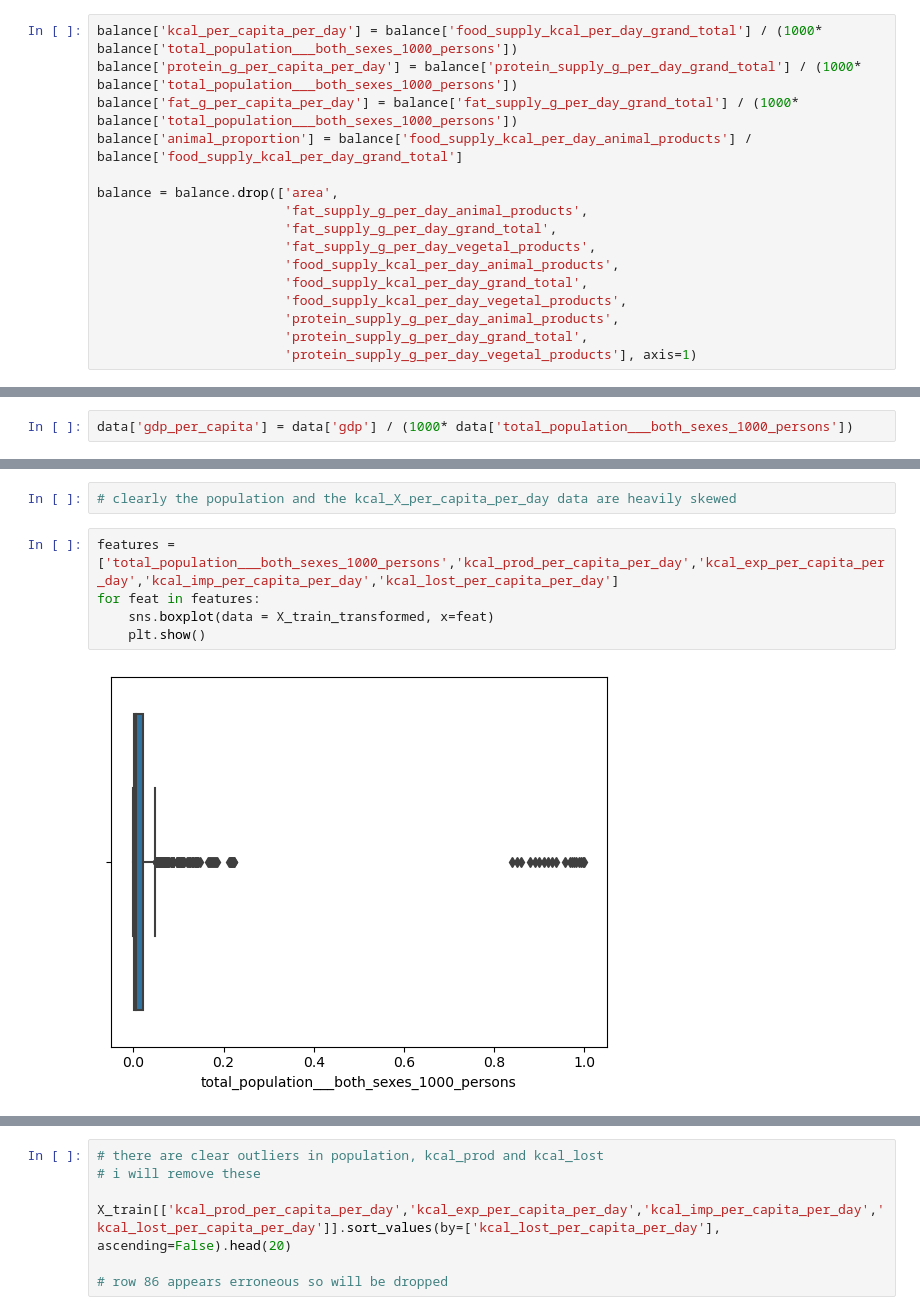
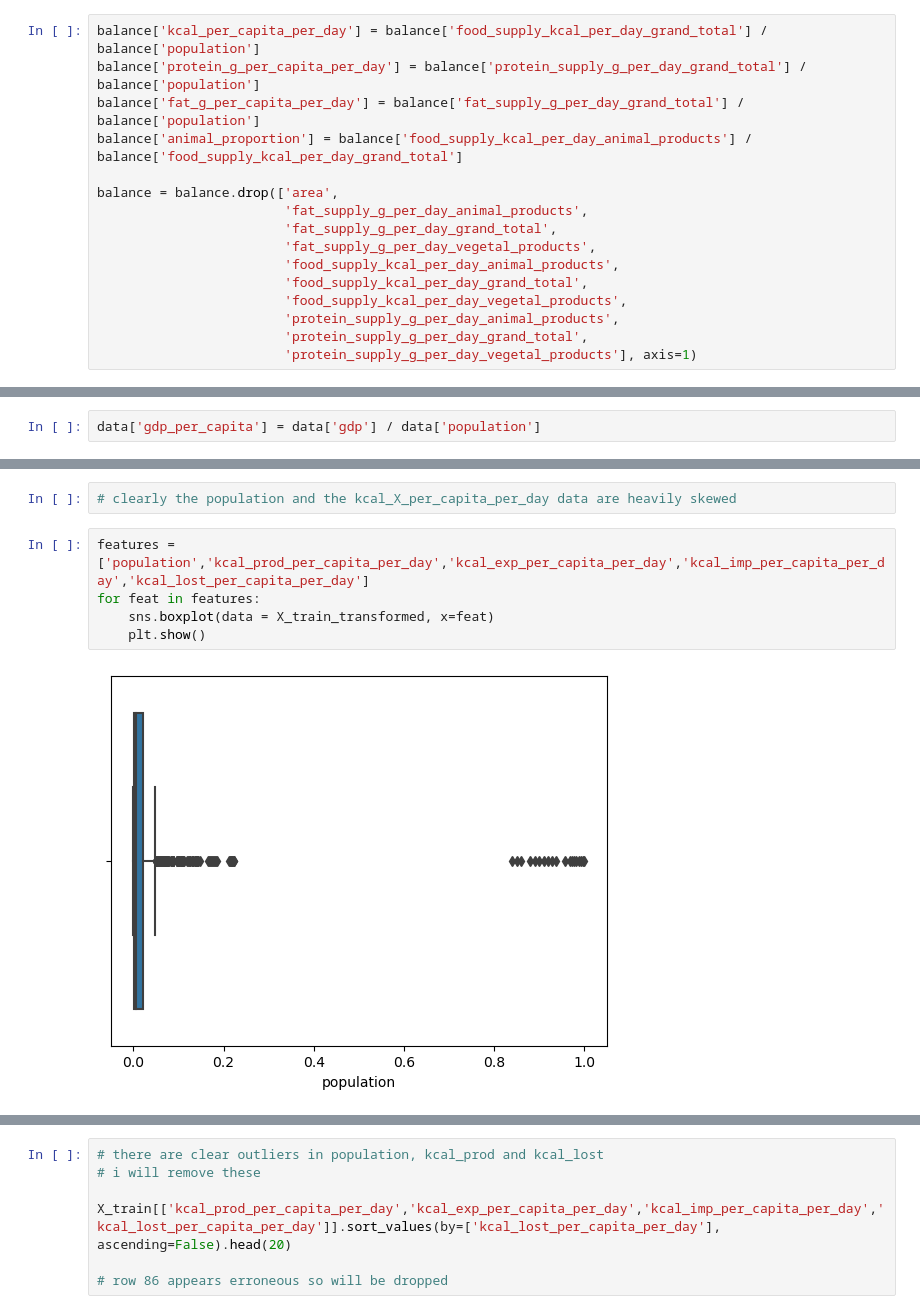
Before and after one commit to AGordon777/final-project, a Jupyter notebook: model.ipynb, the cells around one changed output, grey strips where cells are left out. Saved outputs shown, nothing was run; the diff lists cells and outputs as text.

```diff
--- a/model.ipynb
+++ b/model.ipynb
@@ -141,9 +142,9 @@ Index(['sub_region_name', 'area', 'iso_alpha3_code',
        'protein_supply_g_per_day_vegetal_products'],
       dtype='object')
 # %%
-balance['kcal_per_capita_per_day'] = balance['food_supply_kcal_per_day_grand_total'] / (1000* balance['total_population___both_sexes_1000_persons'])
-balance['protein_g_per_capita_per_day'] = balance['protein_supply_g_per_day_grand_total'] / (1000* balance['total_population___both_sexes_1000_persons'])
-balance['fat_g_per_capita_per_day'] = balance['fat_supply_g_per_day_grand_total'] / (1000* balance['total_population___both_sexes_1000_persons'])
+balance['kcal_per_capita_per_day'] = balance['food_supply_kcal_per_day_grand_total'] / balance['population']
+balance['protein_g_per_capita_per_day'] = balance['protein_supply_g_per_day_grand_total'] / balance['population']
+balance['fat_g_per_capita_per_day'] = balance['fat_supply_g_per_day_grand_total'] / balance['population']
 balance['animal_proportion'] = balance['food_supply_kcal_per_day_animal_products'] / balance['food_supply_kcal_per_day_grand_total']
 
 balance = balance.drop(['area',
@@ -337,5 +338,5 @@ data.head()
 # %%
-data['gdp_per_capita'] = data['gdp'] / (1000* data['total_population___both_sexes_1000_persons'])
+data['gdp_per_capita'] = data['gdp'] / data['population']
 # %%
 data.isna().sum()
 # %% [output]
@@ -624,12 +625,12 @@ X_train_transformed.describe().T
 # %%
 # clearly the population and the kcal_X_per_capita_per_day data are heavily skewed
 # %%
-features = ['total_population___both_sexes_1000_persons','kcal_prod_per_capita_per_day','kcal_exp_per_capita_per_day','kcal_imp_per_capita_per_day','kcal_lost_per_capita_per_day']
+features = ['population','kcal_prod_per_capita_per_day','kcal_exp_per_capita_per_day','kcal_imp_per_capita_per_day','kcal_lost_per_capita_per_day']
 for feat in features:
     sns.boxplot(data = X_train_transformed, x=feat)
     plt.show()
 # %% [output]
-[figure, old version]
+[figure, new version]
 [figure]
 [figure]
 [figure]
```
Also changed, not shown: parts of 34 cells of this notebook, 2 other files.
